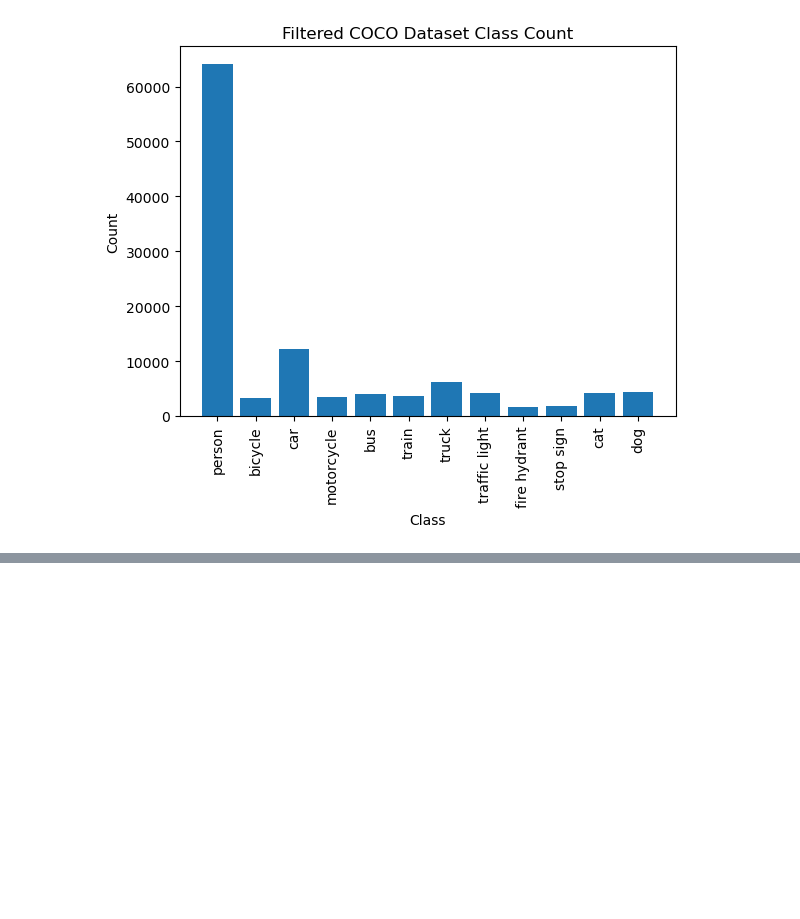
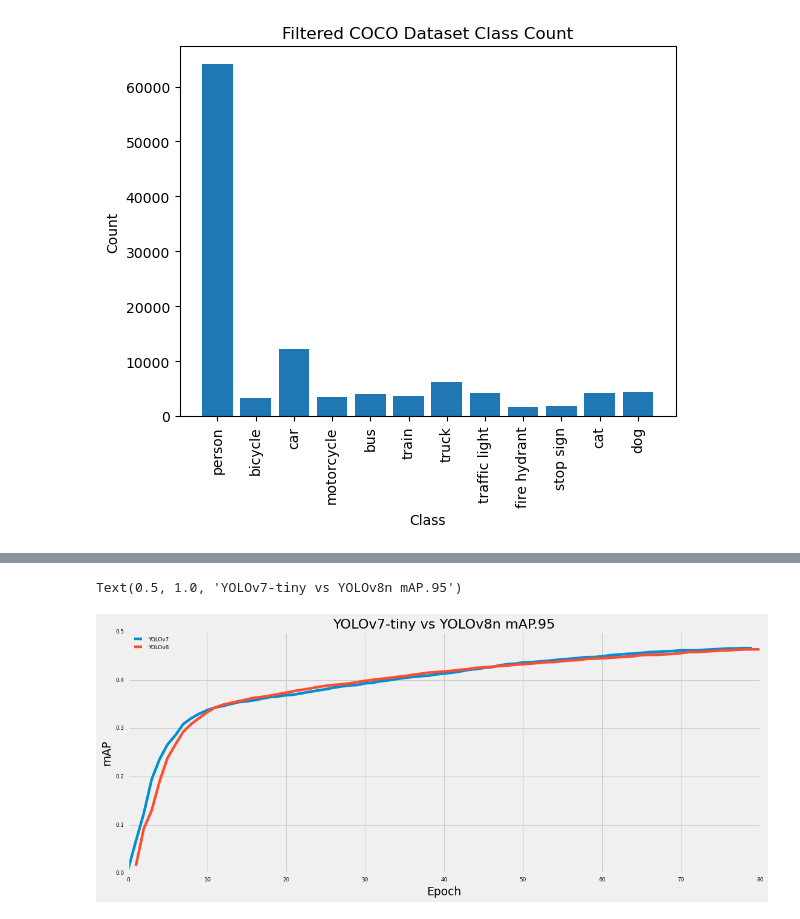
Before and after one commit to ChanifRusydi/machine_learning, a Jupyter notebook: YOLOv8Detection.ipynb, the cells around one changed output, grey strips where cells are left out. Drawn from its saved outputs; the diff is of its cells as text; code cells hidden in the pictures; blank space fills up the shorter version.

```diff
--- a/YOLOv8Detection.ipynb
+++ b/YOLOv8Detection.ipynb
@@ -371,3 +371,8 @@ plt.title("Filtered COCO Dataset Class Count")
 plt.show()
 # %% [output]
 [figure]
+# %%
+import pandas as pd
+
+yolov7 = pd.read_csv("exp80_yolov7.csv", index_col=0)
+yolov8 = pd.read_csv("exp80_yolov8.csv", index_col=0)
@@ -373,0 +399,4 @@ plt.show()
+# %%
+# convert all values to .3f float
+yolov7 = yolov7.round(4)
+yolov8 = yolov8.round(4)
@@ -373,0 +423,15 @@ plt.show()
+# %%
+# plot both yolov7 and yolov8 in same figure
+import matplotlib.pyplot as plt
+plt.style.use("fivethirtyeight")
+fig = plt.figure(figsize=(15, 6))
+plt.plot(yolov7["exp80 - metrics/mAP_0.5:0.95"], label="YOLOv7")
+plt.plot(yolov8["exp80 - metrics/mAP50-95(B)"], label="YOLOv8")
+plt.legend(loc="upper left")
+plt.xlabel("Epoch")
+
+plt.ylabel("mAP")
+plt.title("YOLOv7-tiny vs YOLOv8n mAP.95")
+# %% [output]
+Text(0.5, 1.0, 'YOLOv7-tiny vs YOLOv8n mAP.95')
+[figure, added]
```
Also changed, not shown: parts of 7 cells of this notebook, 7 other files.
